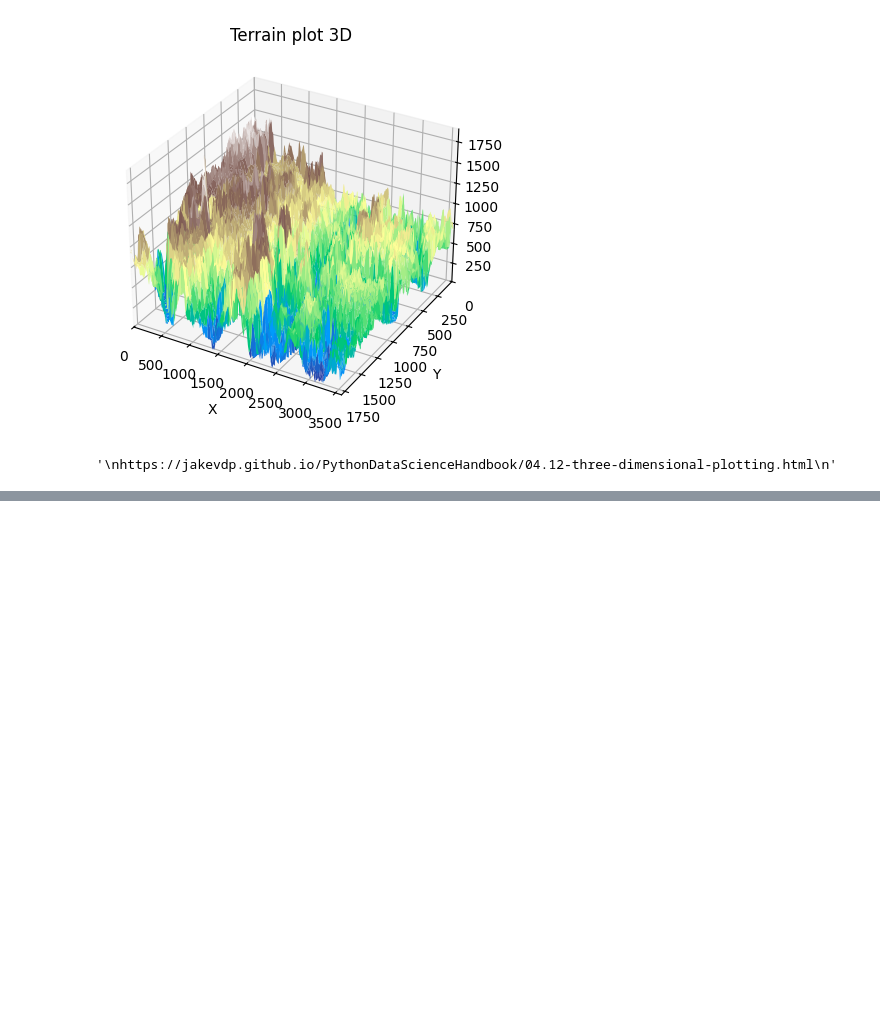
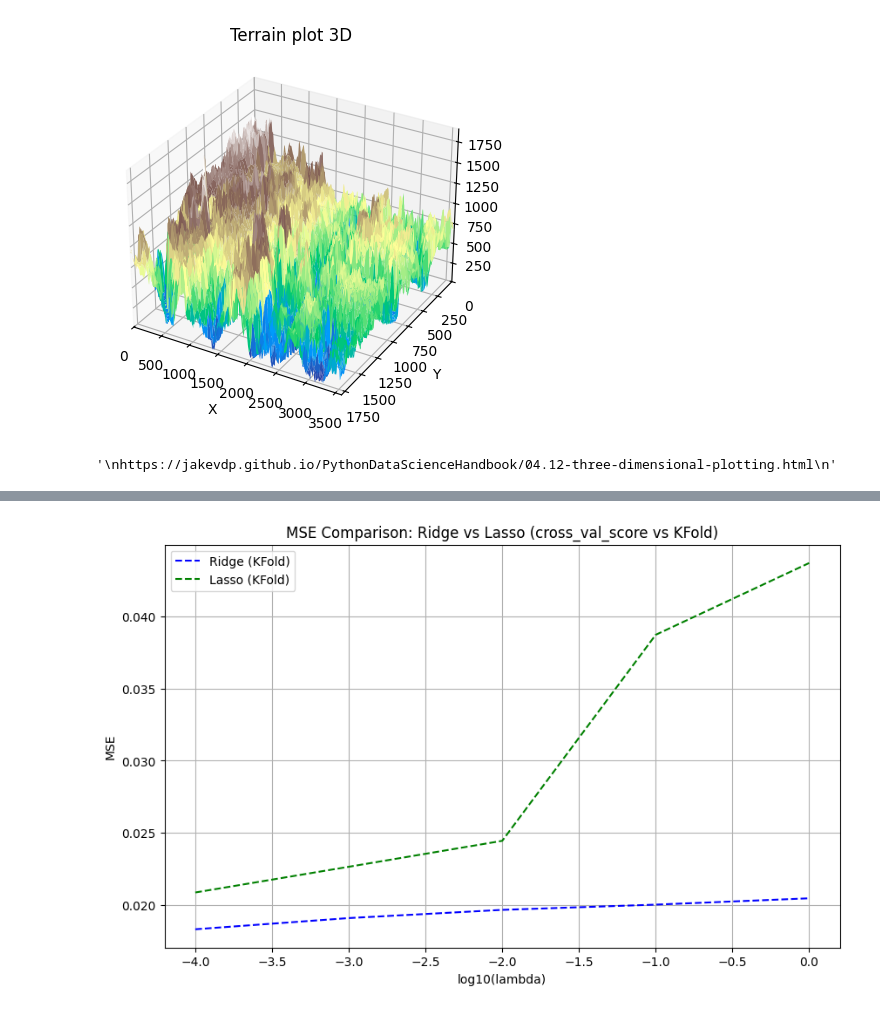
Before and after one commit to tiriltk/FYSSTK4155, a Jupyter notebook: Project1/project1code.ipynb, the cells around one changed output, grey strips where cells are left out. Drawn from its saved outputs; the diff is of its cells as text; code cells hidden in the pictures; blank space fills up the shorter version.

```diff
--- a/Project1/project1code.ipynb
+++ b/Project1/project1code.ipynb
@@ -787,0 +962,58 @@ plt.show()
+# %%
+# Cross-validation using KFold and Ridge/Lasso regression
+nlambdas = 5
+lambdas = np.logspace(-4, 0, nlambdas)
+
+k = 8
+kfold = KFold(n_splits=k)
+
+# Perform the cross-validation for Ridge and Lasso
+scores_KFold_ridge = np.zeros((nlambdas, k))
+scores_KFold_lasso = np.zeros((nlambdas, k))
+
+i = 0
+for lmb in lambdas:
+    ridge = Ridge(alpha=lmb)
+    lasso = Lasso(alpha=lmb)
+    j = 0
+    for train_inds, test_inds in kfold.split(X_train_scaled):
+        Xtrain = X_train_scaled[train_inds]
+        ztrain = z_train_scaled[train_inds]
+
+        Xtest = X_train_scaled[test_inds]
+        ztest = z_train_scaled[test_inds]
+
+        # Ridge regression
+        ridge.fit(Xtrain, ztrain)
+        zpred_ridge = ridge.predict(Xtest)
+        scores_KFold_ridge[i, j] = np.mean((zpred_ridge - ztest) ** 2)
+
+        # Lasso regression
+        lasso.fit(Xtrain, ztrain)
+        zpred_lasso = lasso.predict(Xtest)
+        scores_KFold_lasso[i, j] = np.mean((zpred_lasso - ztest) ** 2)
+
+        j += 1
+    i += 1
+
+# Mean MSE across the folds for Ridge and Lasso
+estimated_mse_KFold_ridge = np.mean(scores_KFold_ridge, axis=1)
+estimated_mse_KFold_lasso = np.mean(scores_KFold_lasso, axis=1)
+
+# Plot and compare the methods for Ridge and Lasso
+plt.figure(figsize=(10, 6))
+
+# Ridge
+plt.plot(np.log10(lambdas), estimated_mse_KFold_ridge, 'r--', label='Ridge (KFold)', color='blue', linestyle='--')
+
+# Lasso
+plt.plot(np.log10(lambdas), estimated_mse_KFold_lasso, 'r--', label='Lasso (KFold)', color='green', linestyle='--')
+
+plt.xlabel('log10(lambda)')
+plt.ylabel('MSE')
+plt.legend()
+plt.title('MSE Comparison: Ridge vs Lasso (cross_val_score vs KFold)')
+plt.grid(True)
+plt.show()
+# %% [output]
+[figure, added]
```
Also changed, not shown: parts of 6 cells of this notebook.
